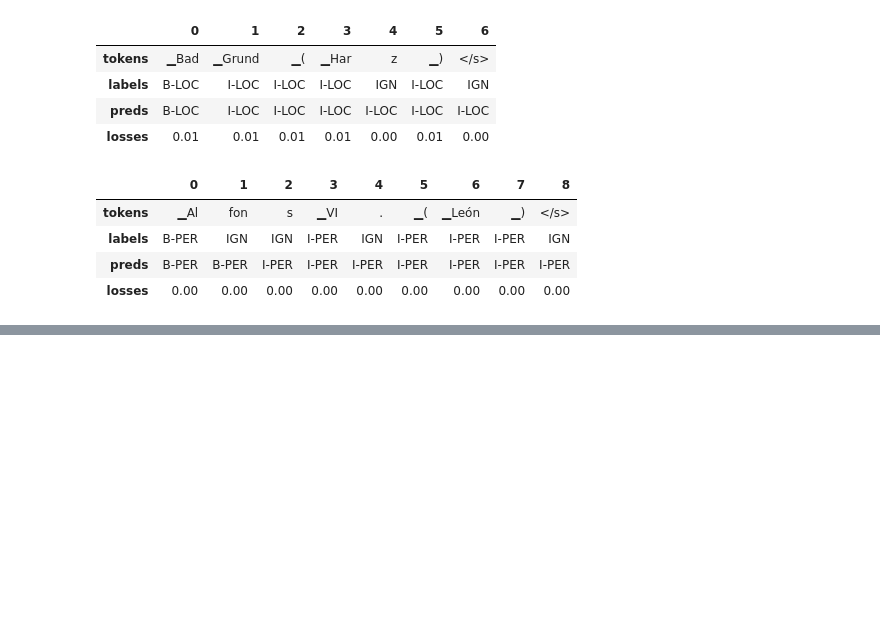
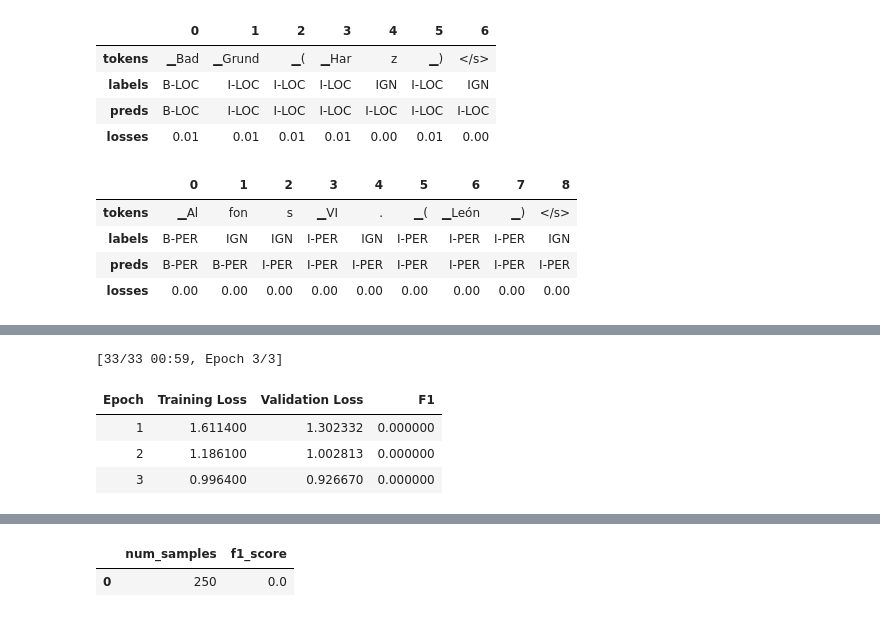
Before and after one commit to Tkag0001/Practice_NLP_with_transformer, a Jupyter notebook: Multilingual_named_entity_recognition_chapter_4.ipynb, the cells around one changed output, grey strips where cells are left out. Drawn from its saved outputs; the diff is of its cells as text; code cells hidden in the pictures; blank space fills up the shorter version.

```diff
--- a/Multilingual_named_entity_recognition_chapter_4.ipynb
+++ b/Multilingual_named_entity_recognition_chapter_4.ipynb
@@ -877,0 +834,3 @@ for sample in get_samples(df_tmp):
+# %%
+def get_f1_score(trainer, dataset):
+  return trainer.predict(dataset).metrics["test_f1"]
@@ -877,0 +915,16 @@ for sample in get_samples(df_tmp):
+# %%
+def train_on_subset(dataset, num_samples):
+  train_ds = dataset['train'].shuffle().select(range(num_samples))
+  valid_ds = dataset['validation']
+  test_ds = dataset['test']
+  training_args.logging_steps = len(train_ds)//batch_size
+
+  trainer = Trainer(model_init = model_init, args = training_args,
+                    data_collator = data_collator, compute_metrics = compute_metrics,
+                    train_dataset = train_ds, eval_dataset = valid_ds, tokenizer = xlmr_tokenizer)
+  trainer.train()
+  if training_args.push_to_hub:
+    trainer.push_to_hub(commit_message = f"Training completed!")
+
+  f1_score = get_f1_score(trainer, test_ds)
+  return pd.DataFrame.from_dict({"num_samples": [len(train_ds)], "f1_score": [f1_score]})
@@ -877,0 +947,2 @@ for sample in get_samples(df_tmp):
+# %%
+panx_fr_encoded = encode_panx_dataset(panx_ch['fr'])
@@ -877,0 +966,10 @@ for sample in get_samples(df_tmp):
+# %%
+training_args.push_to_hub = False
+metrics_df = train_on_subset(panx_fr_encoded, 250)
+metrics_df
+# %% [output]
+[33/33 00:59, Epoch 3/3]
+| Epoch | Training Loss | Validation Loss | F1 |
+| 1 | 1.611400 | 1.302332 | 0.000000 |
+| 2 | 1.186100 | 1.002813 | 0.000000 |
+| 3 | 0.996400 | 0.926670 | 0.000000 |
@@ -877,0 +977,2 @@ for sample in get_samples(df_tmp):
+|  | num_samples | f1_score |
+| 0 | 250 | 0.0 |
```
Also changed, not shown: parts of 36 cells of this notebook.
